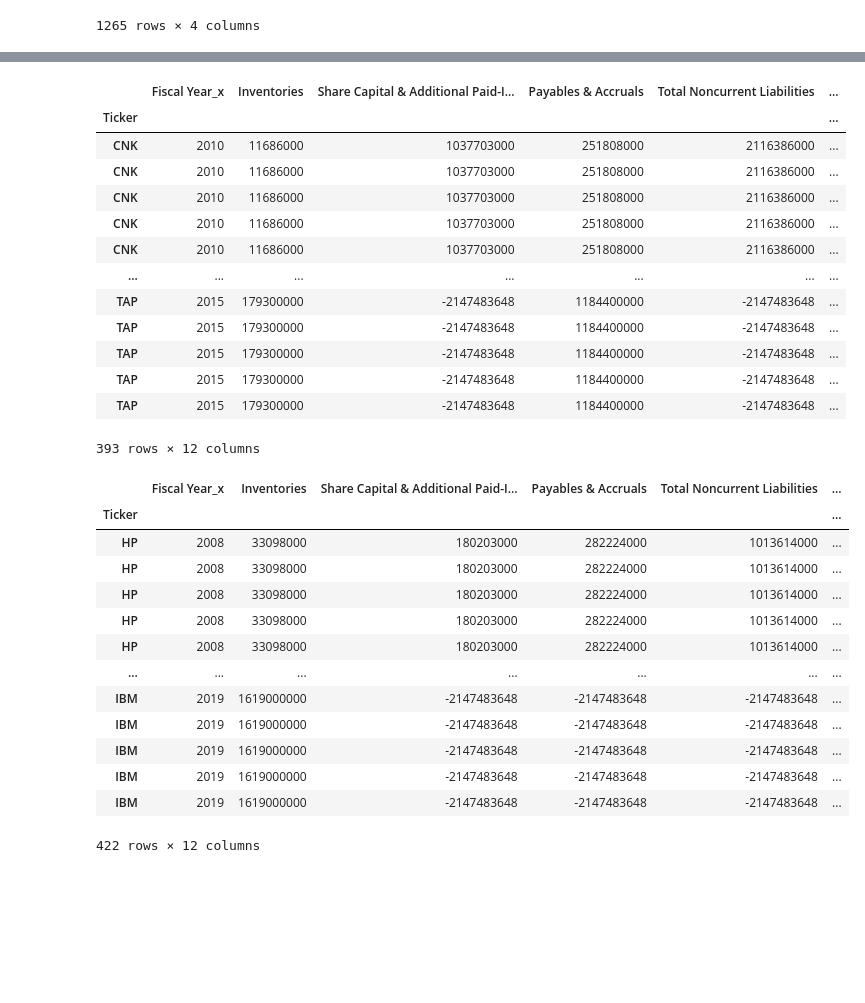
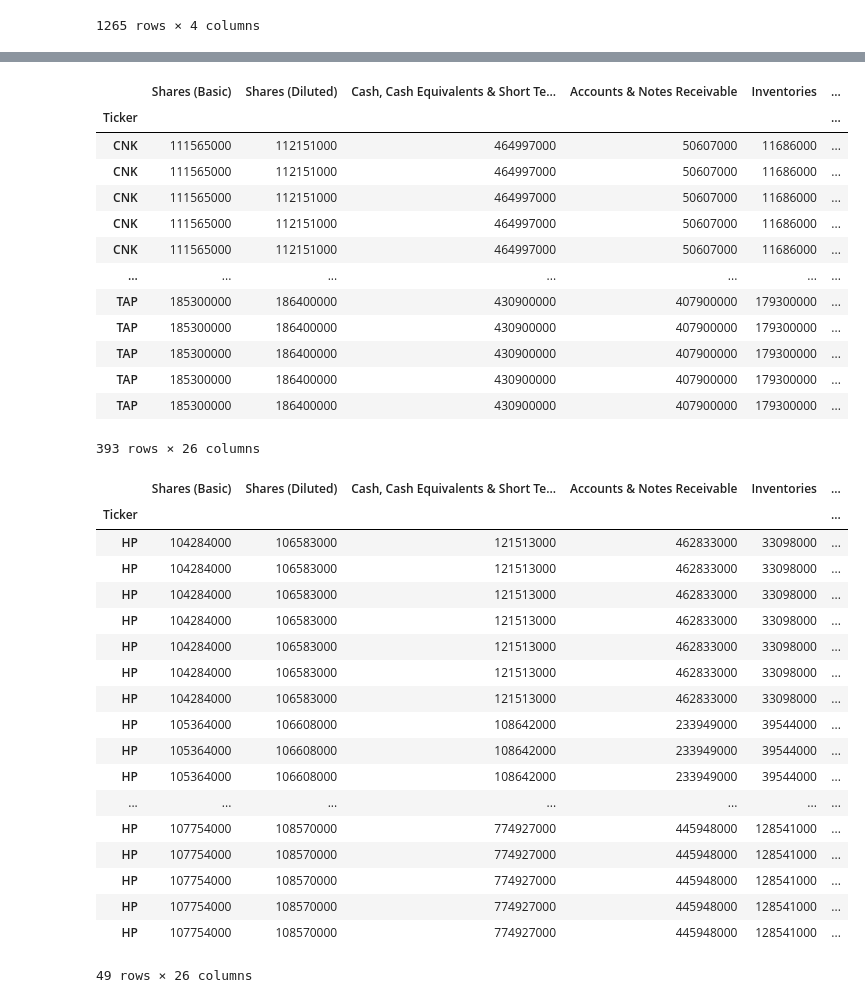
Before and after one commit to MuayThaiLegz/ScientificMethod_ForInvesting-, a Jupyter notebook: Untitled1.ipynb, the cells around one changed output, grey strips where cells are left out. Saved outputs shown, nothing was run; the diff lists cells and outputs as text; code cells hidden in the pictures; blank space fills up the shorter version.

```diff
--- a/Untitled1.ipynb
+++ b/Untitled1.ipynb
@@ -85,9 +59,11 @@ bal_sheet_cash_set
 # %%
-balance_sheet_tanglibles_gold = balance_data[['Total Current Assets', "Property, Plant & Equipment, Net",
-                           "Retained Earnings",
-                           "Total Equity"]]
+balance_sheet_tanglibles = balance_data[
+    ['Total Current Assets',
+      "Property, Plant & Equipment, Net",
+      "Retained Earnings",
+      "Total Equity"]]
 
-balance_sheet_tanglibles_gold
+balance_sheet_tanglibles
 # %% [output]
 |  |  | Total Current Assets | Property, Plant & Equipment, Net | Retained Earnings | Total Equity |
 | Ticker | Fiscal Year |  |  |  |  |
@@ -530,4 +549,4 @@ bal_tan_vs_neg_cash_new
 # %%
-bal_neg_vs_intan = merge_df(balance_sheet_neg_set,balance_sheet_intangible_set)
+bal_neg_vs_intan = merge_df(balance_data,balance_sheet_tanglibles)
 bal_neg_vs_intan
 # %% [output]
@@ -549,35 +568,40 @@ bal_neg_vs_intan
 bal_neg_vs_intan_new = bal_neg_vs_intan.loc[['CNK','DISH','ABBV','BA','TAP']]
 bal_neg_vs_intan_new
 # %% [output]
-|  | Fiscal Year_x | Inventories | Share Capital & Additional Paid-I... | Payables & Accruals | Total Noncurrent Liabilities | ... |
+|  | Shares (Basic) | Shares (Diluted) | Cash, Cash Equivalents & Short Te... | Accounts & Notes Receivable | Inventories | ... |
 | Ticker |  |  |  |  |  | ... |
-| CNK | 2010 | 11686000 | 1037703000 | 251808000 | 2116386000 | ... |
-| CNK | 2010 | 11686000 | 1037703000 | 251808000 | 2116386000 | ... |
-| CNK | 2010 | 11686000 | 1037703000 | 251808000 | 2116386000 | ... |
-| CNK | 2010 | 11686000 | 1037703000 | 251808000 | 2116386000 | ... |
-| CNK | 2010 | 11686000 | 1037703000 | 251808000 | 2116386000 | ... |
+| CNK | 111565000 | 112151000 | 464997000 | 50607000 | 11686000 | ... |
+| CNK | 111565000 | 112151000 | 464997000 | 50607000 | 11686000 | ... |
+| CNK | 111565000 | 112151000 | 464997000 | 50607000 | 11686000 | ... |
+| CNK | 111565000 | 112151000 | 464997000 | 50607000 | 11686000 | ... |
+| CNK | 111565000 | 112151000 | 464997000 | 50607000 | 11686000 | ... |
 | ... | ... | ... | ... | ... | ... | ... |
-| TAP | 2015 | 179300000 | -2147483648 | 1184400000 | -2147483648 | ... |
-| TAP | 2015 | 179300000 | -2147483648 | 1184400000 | -2147483648 | ... |
-| TAP | 2015 | 179300000 | -2147483648 | 1184400000 | -2147483648 | ... |
-| TAP | 2015 | 179300000 | -2147483648 | 1184400000 | -2147483648 | ... |
-| TAP | 2015 | 179300000 | -2147483648 | 1184400000 | -2147483648 | ... |
+| TAP | 185300000 | 186400000 | 430900000 | 407900000 | 179300000 | ... |
+| TAP | 185300000 | 186400000 | 430900000 | 407900000 | 179300000 | ... |
+| TAP | 185300000 | 186400000 | 430900000 | 407900000 | 179300000 | ... |
+| TAP | 185300000 | 186400000 | 430900000 | 407900000 | 179300000 | ... |
+| TAP | 185300000 | 186400000 | 430900000 | 407900000 | 179300000 | ... |
-393 rows × 12 columns
+393 rows × 26 columns
 # %%
 bal_neg_vs_intan_tech = bal_neg_vs_intan.loc[['HP','AMD','MU','AME','IBM']]
-bal_neg_vs_intan_tech
+bal_neg_vs_intan_tech.loc['HP']
 # %% [output]
-|  | Fiscal Year_x | Inventories | Share Capital & Additional Paid-I... | Payables & Accruals | Total Noncurrent Liabilities | ... |
+|  | Shares (Basic) | Shares (Diluted) | Cash, Cash Equivalents & Short Te... | Accounts & Notes Receivable | Inventories | ... |
 | Ticker |  |  |  |  |  | ... |
-| HP | 2008 | 33098000 | 180203000 | 282224000 | 1013614000 | ... |
-| HP | 2008 | 33098000 | 180203000 | 282224000 | 1013614000 | ... |
-| HP | 2008 | 33098000 | 180203000 | 282224000 | 1013614000 | ... |
-| HP | 2008 | 33098000 | 180203000 | 282224000 | 1013614000 | ... |
-| HP | 2008 | 33098000 | 180203000 | 282224000 | 1013614000 | ... |
+| HP | 104284000 | 106583000 | 121513000 | 462833000 | 33098000 | ... |
+| HP | 104284000 | 106583000 | 121513000 | 462833000 | 33098000 | ... |
+| HP | 104284000 | 106583000 | 121513000 | 462833000 | 33098000 | ... |
+| HP | 104284000 | 106583000 | 121513000 | 462833000 | 33098000 | ... |
+| HP | 104284000 | 106583000 | 121513000 | 462833000 | 33098000 | ... |
+| HP | 104284000 | 106583000 | 121513000 | 462833000 | 33098000 | ... |
+| HP | 104284000 | 106583000 | 121513000 | 462833000 | 33098000 | ... |
+| HP | 105364000 | 106608000 | 108642000 | 233949000 | 39544000 | ... |
+| HP | 105364000 | 106608000 | 108642000 | 233949000 | 39544000 | ... |
+| HP | 105364000 | 106608000 | 108642000 | 233949000 | 39544000 | ... |
 | ... | ... | ... | ... | ... | ... | ... |
-| IBM | 2019 | 1619000000 | -2147483648 | -2147483648 | -2147483648 | ... |
-| IBM | 2019 | 1619000000 | -2147483648 | -2147483648 | -2147483648 | ... |
-| IBM | 2019 | 1619000000 | -2147483648 | -2147483648 | -2147483648 | ... |
-| IBM | 2019 | 1619000000 | -2147483648 | -2147483648 | -2147483648 | ... |
-| IBM | 2019 | 1619000000 | -2147483648 | -2147483648 | -2147483648 | ... |
+| HP | 107754000 | 108570000 | 774927000 | 445948000 | 128541000 | ... |
+| HP | 107754000 | 108570000 | 774927000 | 445948000 | 128541000 | ... |
+| HP | 107754000 | 108570000 | 774927000 | 445948000 | 128541000 | ... |
+| HP | 107754000 | 108570000 | 774927000 | 445948000 | 128541000 | ... |
+| HP | 107754000 | 108570000 | 774927000 | 445948000 | 128541000 | ... |
-422 rows × 12 columns
+49 rows × 26 columns
```
Also changed, not shown: parts of 49 cells of this notebook.
